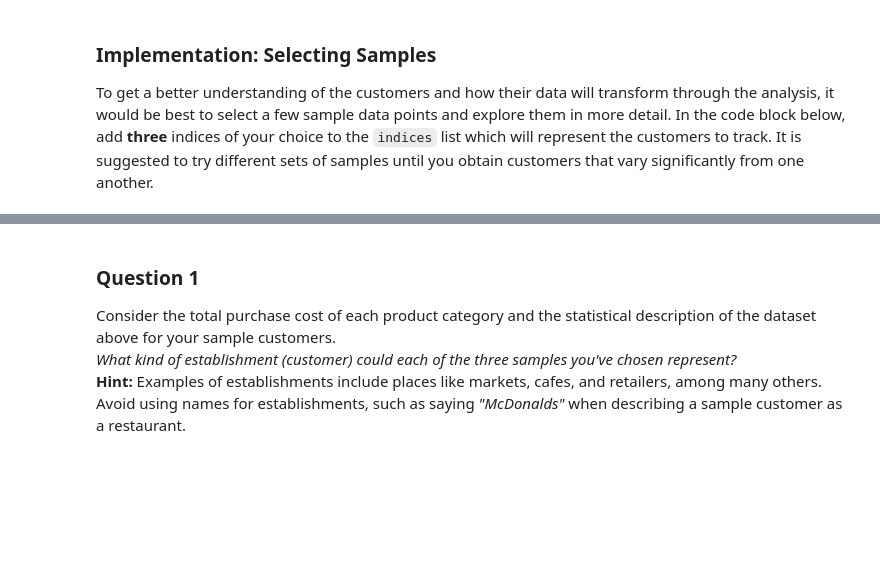
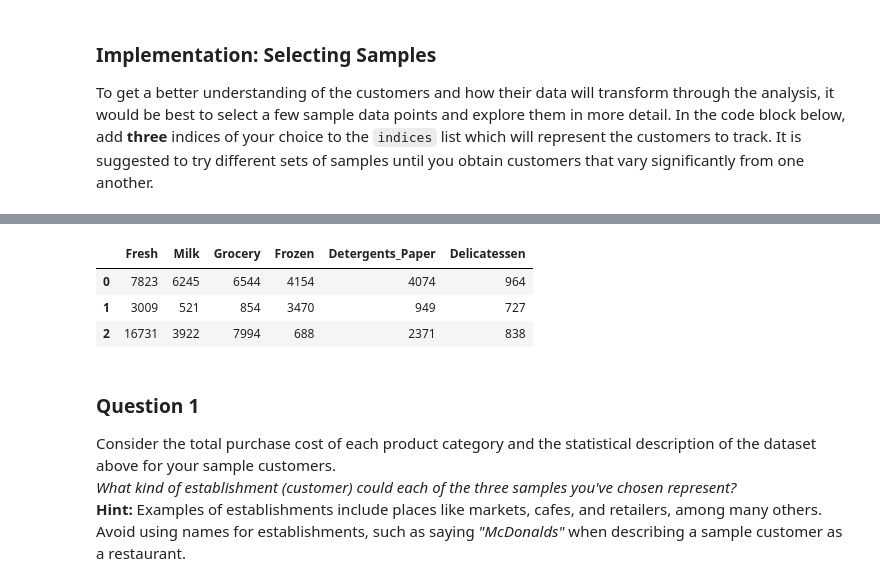
Before and after one commit to anilrajgr/udacity-machine-learning, a Jupyter notebook: projects/customer_segments/customer_segments.ipynb, the cells around one changed output, grey strips where cells are left out. Cells and saved outputs as stored; diff of their text form; code cells hidden in the pictures; blank space fills up the shorter version.

```diff
--- a/projects/customer_segments/customer_segments.ipynb
+++ b/projects/customer_segments/customer_segments.ipynb
@@ -86,0 +62,70 @@ Chosen samples of wholesale customers dataset:
+# %%
+# TODO: Select three indices of your choice you wish to sample from the dataset
+
+# ----------------------------------------------------
+# Let's pick the first index to something that is the closest to the mean of all the entries.
+# In the end, after clustering this entry should be in the middle-boundary of all the clusters
+# The following code can help me find me such an entry.
+# I am using "tolerance" variable to widen my range for each feature so that I can get ONE index.
+mean_Fresh = data["Fresh"].mean()
+mean_Milk = data["Milk"].mean()
+mean_Grocery = data["Grocery"].mean()
+mean_Frozen = data["Frozen"].mean()
+mean_Detergents_Paper = data["Detergents_Paper"].mean()
+mean_Delicatessen = data["Delicatessen"].mean()
+
+tolerance = 0.42
+
+# Display a description of the dataset
+print(data.loc[(data["Fresh"] > (mean_Fresh*(1-tolerance))) & (data["Fresh"] < (mean_Fresh*(1+tolerance))) &
+               (data["Milk"] > (mean_Milk*(1-tolerance))) & (data["Milk"] < (mean_Milk*(1+tolerance))) &
+               (data["Grocery"] > (mean_Grocery*(1-tolerance))) & (data["Grocery"] < (mean_Grocery*(1+tolerance))) &
+               (data["Frozen"] > (mean_Frozen*(1-tolerance))) & (data["Frozen"] < (mean_Frozen*(1+tolerance))) &
+               (data["Detergents_Paper"] > (mean_Detergents_Paper*(1-tolerance))) & (data["Detergents_Paper"] < (mean_Detergents_Paper*(1+tolerance))) &
+               (data["Delicatessen"] > (mean_Delicatessen*(1-tolerance))) & (data["Delicatessen"] < (mean_Delicatessen*(1+tolerance)))
+              ])
+# The above code prints "62".
+# Hence, 62 is one of the entries I am going to track.
+# ----------------------------------------------------
+# For the next sample, here is my thought process.
+# I am going to assume Fresh and Frozen are at the opposite end of the pole.
+# So, I will take 25 percentile of Fresh and 75 percentile of Frozen.
+# This should be in the middle of one of the clusters (the cluster which has Fresh as one of the dominant features)
+# Again going to use the similar coding I used above.
+low_Fresh = data["Fresh"].quantile(q=0.25)
+high_Frozen = data["Frozen"].quantile(q=0.75)
+
+tolerance = 0.09
+
+# Display a description of the dataset
+print(data.loc[(data["Fresh"] > (low_Fresh*(1-tolerance))) & (data["Fresh"] < (low_Fresh*(1+tolerance))) &
+               (data["Frozen"] > (high_Frozen*(1-tolerance))) & (data["Frozen"] < (high_Frozen*(1+tolerance)))
+              ])
+# The above code prints "186".
+# Hence, 186 is one of the entries I am going to track.
+# ----------------------------------------------------
+# Now I can reverse what I just did with Fresh and Frozen.
+# Go for 75 percentile Fresh and 25 percentile Frozen.
+high_Fresh = data["Fresh"].quantile(q=0.75)
+low_Frozen = data["Frozen"].quantile(q=0.25)
+
+tolerance = 0.09
+
+# Display a description of the dataset
+print(data.loc[(data["Fresh"] > (high_Fresh*(1-tolerance))) & (data["Fresh"] < (high_Fresh*(1+tolerance))) &
+               (data["Frozen"] > (low_Frozen*(1-tolerance))) & (data["Frozen"] < (low_Frozen*(1+tolerance)))
+              ])
+# The above code prints "434".
+# Hence, 434 is one of the entries I am going to track.
+# ----------------------------------------------------
+
+# So, now we have got 3 cases.
+# One which tends to Fresh, one which is opposite of Fresh and one in the middle.
+
+indices = [62, 186, 434]
+
+# Create a DataFrame of the chosen samples
+samples = pd.DataFrame(data.loc[indices], columns = data.keys()).reset_index(drop = True)
+print "Chosen samples of wholesale customers dataset:"
+display(samples)
+# %% [output]
@@ -87,3 +139,7 @@ Chosen samples of wholesale customers dataset:
+|  | Fresh | Milk | Grocery | Frozen | Detergents_Paper | Delicatessen |
+| 0 | 7823 | 6245 | 6544 | 4154 | 4074 | 964 |
+| 1 | 3009 | 521 | 854 | 3470 | 949 | 727 |
+| 2 | 16731 | 3922 | 7994 | 688 | 2371 | 838 |
 # %% [markdown]
 ### Question 1
 Consider the total purchase cost of each product category and the statistical description of the dataset above for your sample customers.
```
Also changed, not shown: parts of 2 cells of this notebook.
